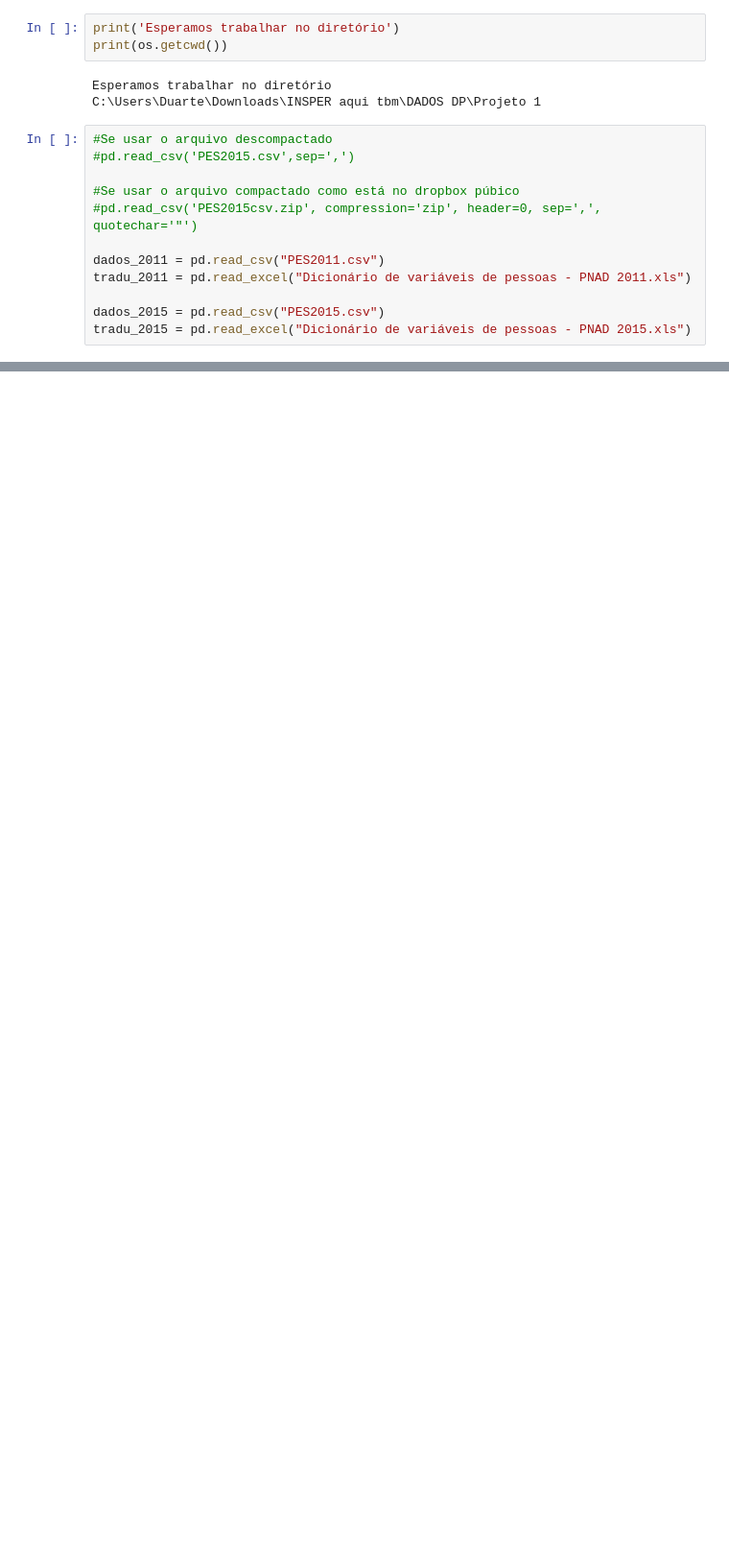
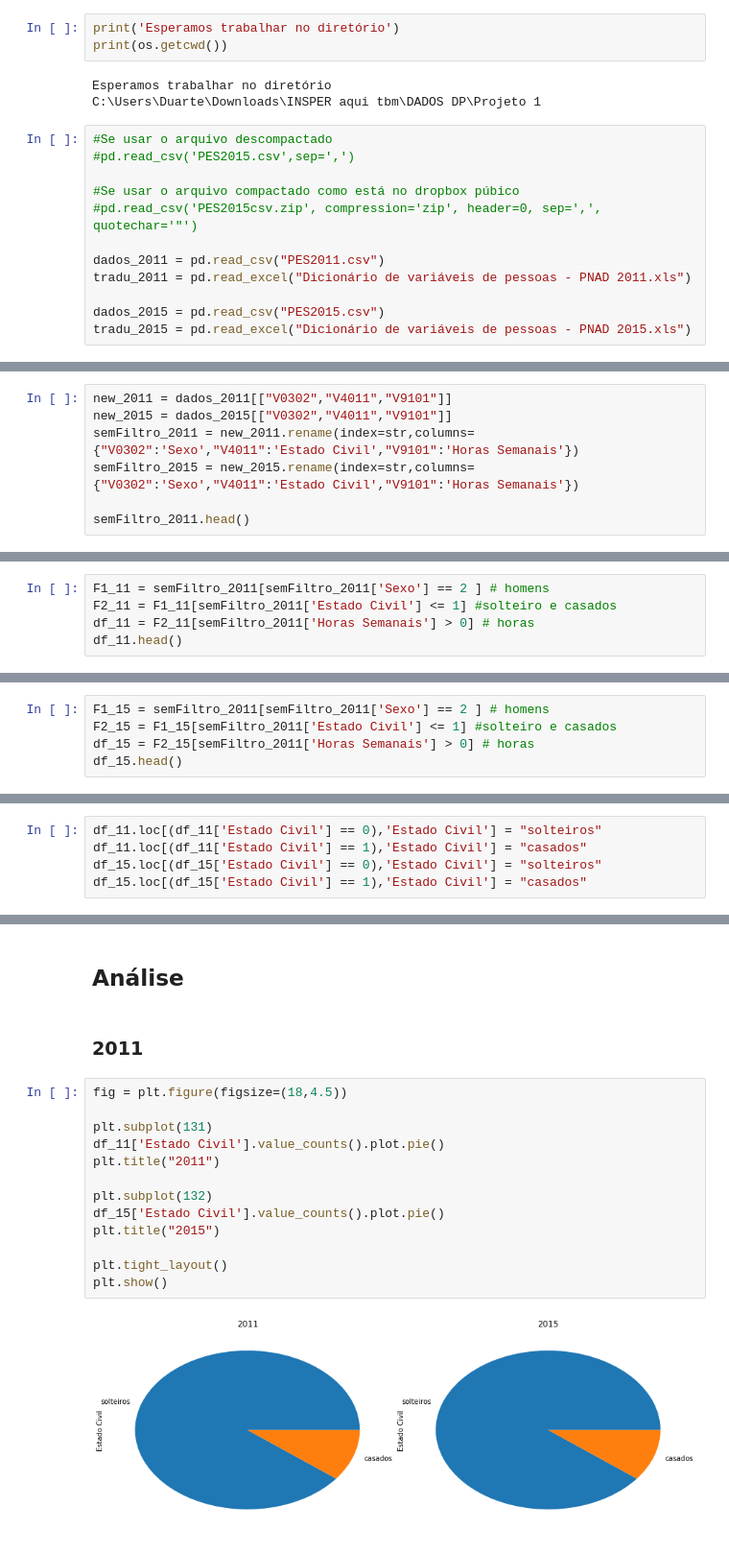
Before and after one commit to gDuarteg/CD-2019-Projeto-1, a Jupyter notebook: Projeto1 Layout.ipynb, the cells around one changed output, grey strips where cells are left out. Shown: that part at 96% size. Drawn from its saved outputs; the diff is of its cells as text; blank space fills up the shorter version.

```diff
--- a/Projeto1 Layout.ipynb
+++ b/Projeto1 Layout.ipynb
@@ -78,0 +51,7 @@ ___
+# %%
+new_2011 = dados_2011[["V0302","V4011","V9101"]]
+new_2015 = dados_2015[["V0302","V4011","V9101"]]
+semFiltro_2011 = new_2011.rename(index=str,columns={"V0302":'Sexo',"V4011":'Estado Civil',"V9101":'Horas Semanais'})
+semFiltro_2015 = new_2015.rename(index=str,columns={"V0302":'Sexo',"V4011":'Estado Civil',"V9101":'Horas Semanais'})
+
+semFiltro_2011.head()
@@ -78,0 +67,5 @@ ___
+# %%
+F1_11 = semFiltro_2011[semFiltro_2011['Sexo'] == 2 ] # homens
+F2_11 = F1_11[semFiltro_2011['Estado Civil'] <= 1] #solteiro e casados
+df_11 = F2_11[semFiltro_2011['Horas Semanais'] > 0] # horas
+df_11.head()
@@ -78,0 +105,5 @@ ___
+# %%
+F1_15 = semFiltro_2011[semFiltro_2011['Sexo'] == 2 ] # homens
+F2_15 = F1_15[semFiltro_2011['Estado Civil'] <= 1] #solteiro e casados
+df_15 = F2_15[semFiltro_2011['Horas Semanais'] > 0] # horas
+df_15.head()
@@ -78,0 +143,5 @@ ___
+# %%
+df_11.loc[(df_11['Estado Civil'] == 0),'Estado Civil'] = "solteiros"
+df_11.loc[(df_11['Estado Civil'] == 1),'Estado Civil'] = "casados"
+df_15.loc[(df_15['Estado Civil'] == 0),'Estado Civil'] = "solteiros"
+df_15.loc[(df_15['Estado Civil'] == 1),'Estado Civil'] = "casados"
@@ -78,0 +154,19 @@ ___
+# %% [markdown]
+## Análise
+# %% [markdown]
+### 2011
+# %%
+fig = plt.figure(figsize=(18,4.5))
+
+plt.subplot(131)
+df_11['Estado Civil'].value_counts().plot.pie()
+plt.title("2011")
+
+plt.subplot(132)
+df_15['Estado Civil'].value_counts().plot.pie()
+plt.title("2015")
+
+plt.tight_layout()
+plt.show()
+# %% [output]
+[figure, added]
```
Also changed, not shown: parts of 34 cells of this notebook.
